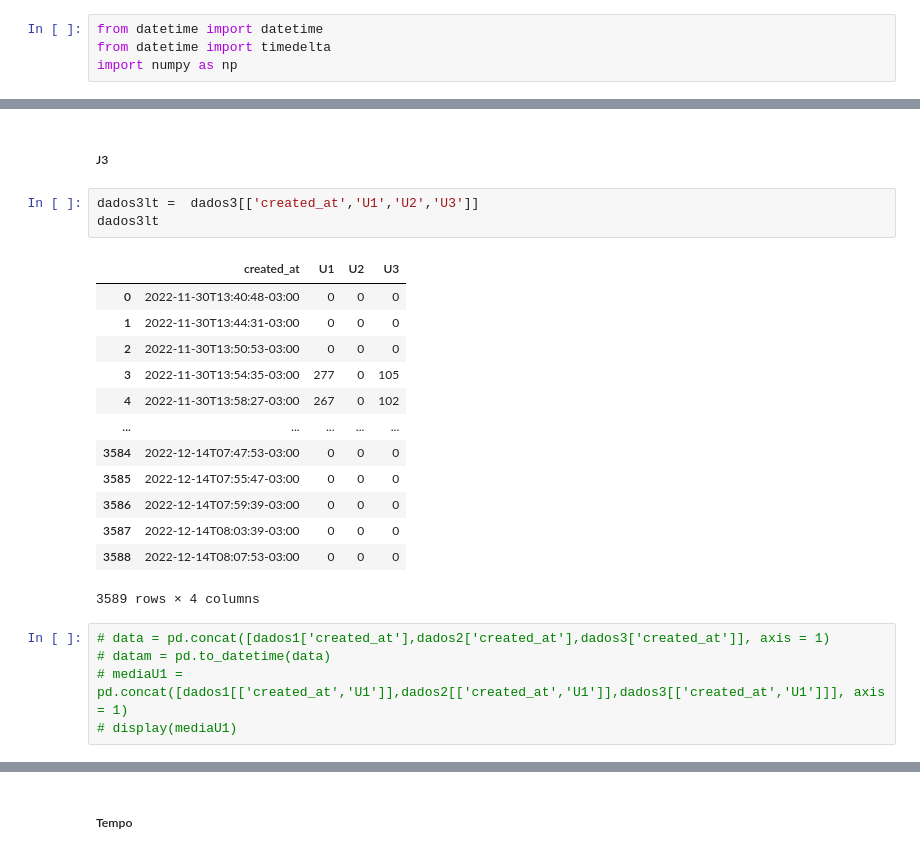
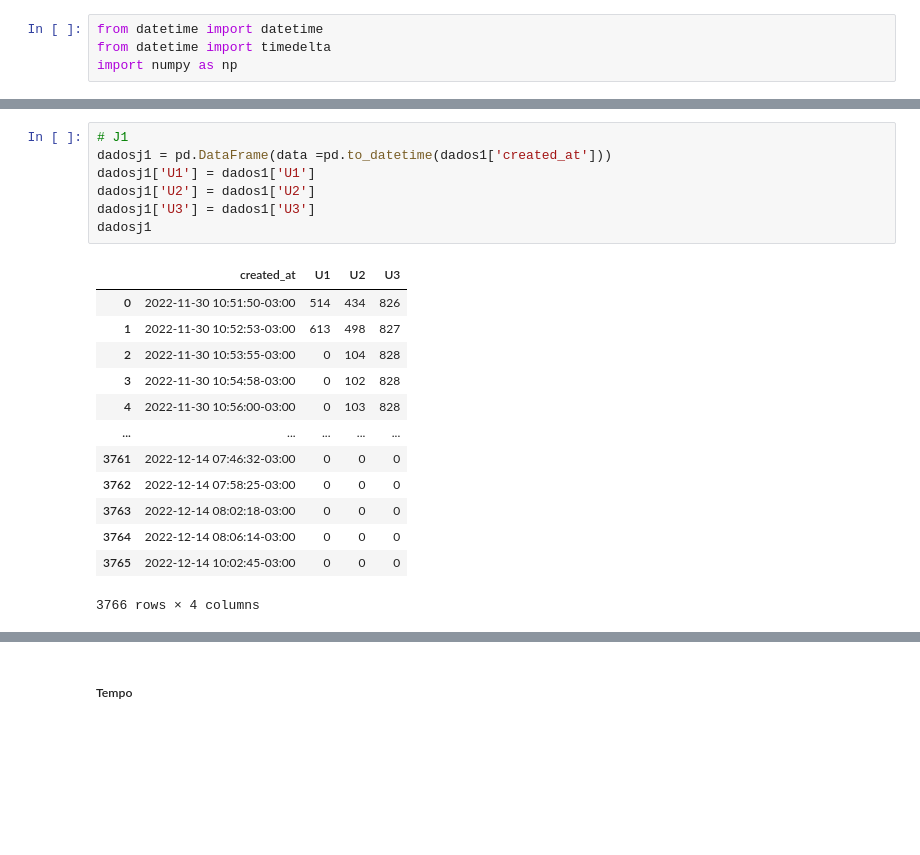
Before and after one commit to Leandro-Bernardo/Landside-monitoring-system, a Jupyter notebook: Jurujuba.ipynb, the cells around one changed output, grey strips where cells are left out. Cells and saved outputs as stored; diff of their text form; blank space fills up the shorter version.

```diff
--- a/Jurujuba.ipynb
+++ b/Jurujuba.ipynb
@@ -525,24 +505,21 @@ dados2lt
-# %% [markdown]
-##### J3
-# %%
-dados3lt =  dados3[['created_at','U1','U2','U3']]
-dados3lt
-# %% [output]
-|  | created_at | U1 | U2 | U3 |
-| 0 | 2022-11-30T13:40:48-03:00 | 0 | 0 | 0 |
-| 1 | 2022-11-30T13:44:31-03:00 | 0 | 0 | 0 |
-| 2 | 2022-11-30T13:50:53-03:00 | 0 | 0 | 0 |
-| 3 | 2022-11-30T13:54:35-03:00 | 277 | 0 | 105 |
-| 4 | 2022-11-30T13:58:27-03:00 | 267 | 0 | 102 |
-| ... | ... | ... | ... | ... |
-| 3584 | 2022-12-14T07:47:53-03:00 | 0 | 0 | 0 |
-| 3585 | 2022-12-14T07:55:47-03:00 | 0 | 0 | 0 |
-| 3586 | 2022-12-14T07:59:39-03:00 | 0 | 0 | 0 |
-| 3587 | 2022-12-14T08:03:39-03:00 | 0 | 0 | 0 |
-| 3588 | 2022-12-14T08:07:53-03:00 | 0 | 0 | 0 |
-3589 rows × 4 columns
-# %%
-# data = pd.concat([dados1['created_at'],dados2['created_at'],dados3['created_at']], axis = 1)
-# datam = pd.to_datetime(data)
-# mediaU1 = pd.concat([dados1[['created_at','U1']],dados2[['created_at','U1']],dados3[['created_at','U1']]], axis = 1)
-# display(mediaU1)
+# %%
+# J1
+dadosj1 = pd.DataFrame(data =pd.to_datetime(dados1['created_at']))
+dadosj1['U1'] = dados1['U1']
+dadosj1['U2'] = dados1['U2']
+dadosj1['U3'] = dados1['U3']
+dadosj1
+# %% [output]
+|  | created_at | U1 | U2 | U3 |
+| 0 | 2022-11-30 10:51:50-03:00 | 514 | 434 | 826 |
+| 1 | 2022-11-30 10:52:53-03:00 | 613 | 498 | 827 |
+| 2 | 2022-11-30 10:53:55-03:00 | 0 | 104 | 828 |
+| 3 | 2022-11-30 10:54:58-03:00 | 0 | 102 | 828 |
+| 4 | 2022-11-30 10:56:00-03:00 | 0 | 103 | 828 |
+| ... | ... | ... | ... | ... |
+| 3761 | 2022-12-14 07:46:32-03:00 | 0 | 0 | 0 |
+| 3762 | 2022-12-14 07:58:25-03:00 | 0 | 0 | 0 |
+| 3763 | 2022-12-14 08:02:18-03:00 | 0 | 0 | 0 |
+| 3764 | 2022-12-14 08:06:14-03:00 | 0 | 0 | 0 |
+| 3765 | 2022-12-14 10:02:45-03:00 | 0 | 0 | 0 |
+3766 rows × 4 columns
```
Also changed, not shown: parts of 63 cells of this notebook.
